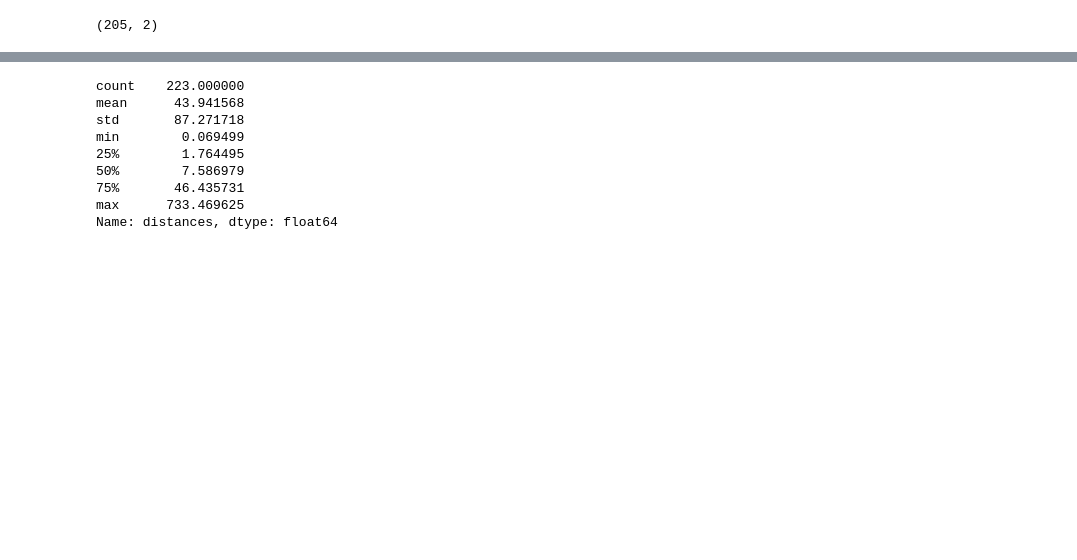
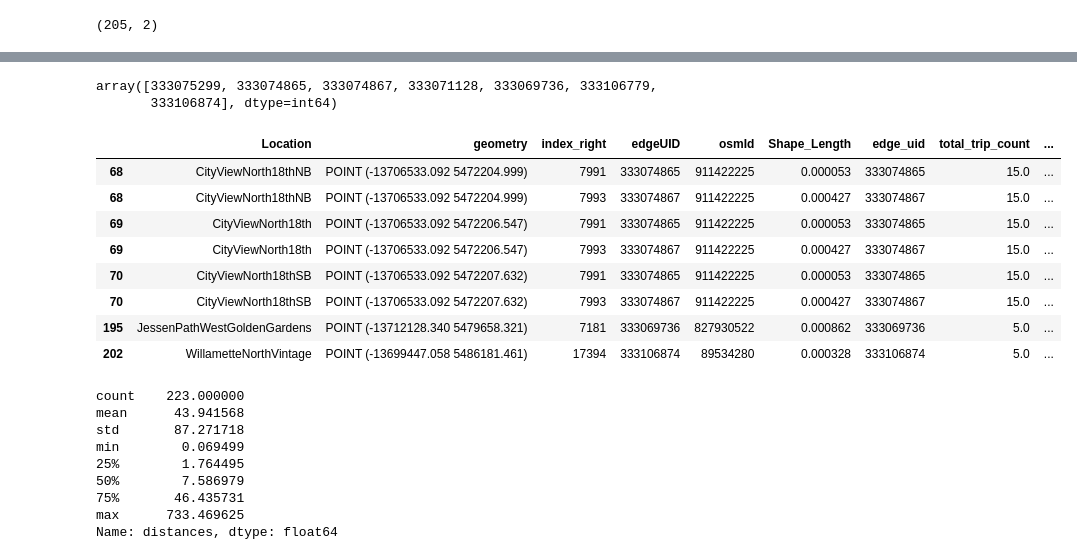
Before and after one commit to dongmeic/MPO_Data_Portal, a Jupyter notebook: TrafficCountData/AADBT/explore_Strava_data.ipynb, the cells around one changed output, grey strips where cells are left out. Cells and saved outputs as stored; diff of their text form; code cells hidden in the pictures; blank space fills up the shorter version.

```diff
--- a/TrafficCountData/AADBT/explore_Strava_data.ipynb
+++ b/TrafficCountData/AADBT/explore_Strava_data.ipynb
@@ -152,6 +144,23 @@ bikecountloc_near_Strava.head()
 | 2 | HilyardSouth33rdWestSidewalk | POINT (-13701392.029 5468580.143) | 5872 | 333060691 | 667025370 | 0.000077 | 333060691 | 15.000000 | ... |
 | 3 | HilyardSouth33rdEastSidewalk | POINT (-13701353.512 5468596.552) | 5890 | 333060930 | 122901738 | 0.009331 | 333060930 | 10.555556 | ... |
 | 4 | EastAmazonEastHilyardWestSidewalk | POINT (-13701316.220 5468616.058) | 5890 | 333060930 | 122901738 | 0.009331 | 333060930 | 10.555556 | ... |
+# %%
+bikecountloc_near_Strava[bikecountloc_near_Strava.distances > 200].edgeUID.unique()
+# %% [output]
+array([333075299, 333074865, 333074867, 333071128, 333069736, 333106779,
+       333106874], dtype=int64)
+# %%
+bikecountloc_near_Strava[bikecountloc_near_Strava.distances > 300]
+# %% [output]
+|  | Location | geometry | index_right | edgeUID | osmId | Shape_Length | edge_uid | total_trip_count | ... |
+| 68 | CityViewNorth18thNB | POINT (-13706533.092 5472204.999) | 7991 | 333074865 | 911422225 | 0.000053 | 333074865 | 15.0 | ... |
+| 68 | CityViewNorth18thNB | POINT (-13706533.092 5472204.999) | 7993 | 333074867 | 911422225 | 0.000427 | 333074867 | 15.0 | ... |
+| 69 | CityViewNorth18th | POINT (-13706533.092 5472206.547) | 7991 | 333074865 | 911422225 | 0.000053 | 333074865 | 15.0 | ... |
+| 69 | CityViewNorth18th | POINT (-13706533.092 5472206.547) | 7993 | 333074867 | 911422225 | 0.000427 | 333074867 | 15.0 | ... |
+| 70 | CityViewNorth18thSB | POINT (-13706533.092 5472207.632) | 7991 | 333074865 | 911422225 | 0.000053 | 333074865 | 15.0 | ... |
+| 70 | CityViewNorth18thSB | POINT (-13706533.092 5472207.632) | 7993 | 333074867 | 911422225 | 0.000427 | 333074867 | 15.0 | ... |
+| 195 | JessenPathWestGoldenGardens | POINT (-13712128.340 5479658.321) | 7181 | 333069736 | 827930522 | 0.000862 | 333069736 | 5.0 | ... |
+| 202 | WillametteNorthVintage | POINT (-13699447.058 5486181.461) | 17394 | 333106874 | 89534280 | 0.000328 | 333106874 | 5.0 | ... |
 # %%
 bikecountloc_near_Strava.distances.describe()
 # %% [output]
```
Also changed, not shown: parts of 4 cells of this notebook, 6 other files.
